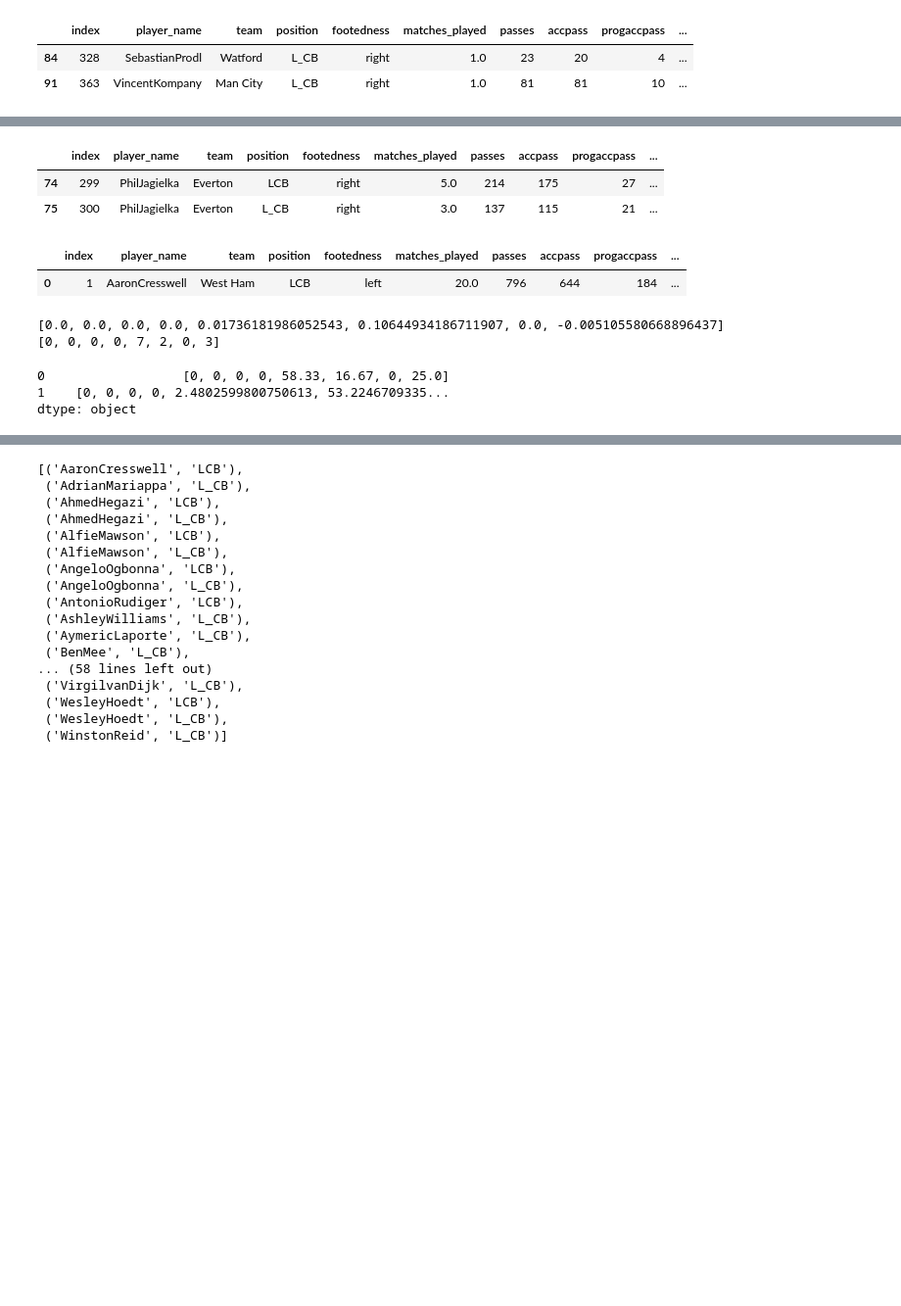
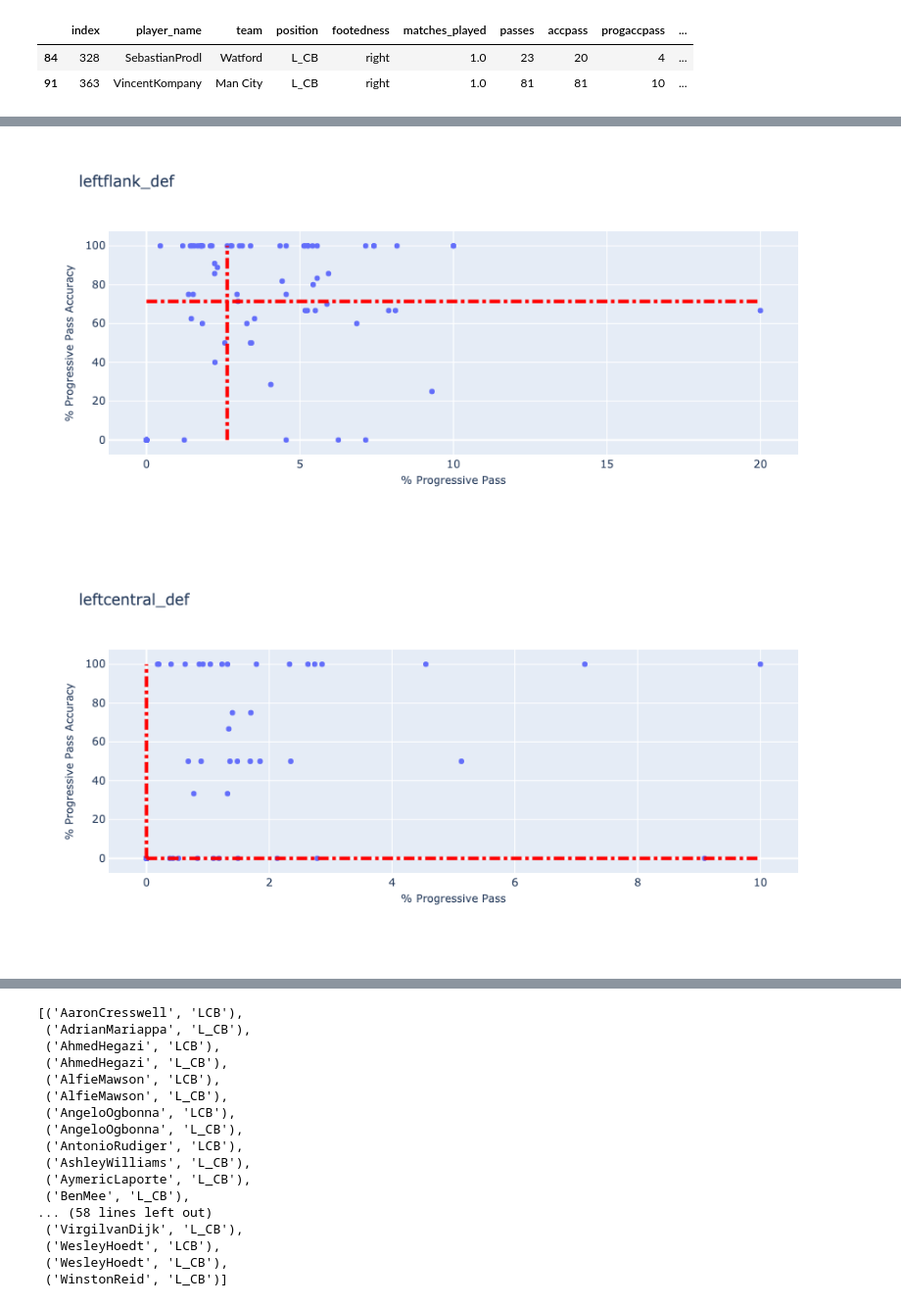
Before and after one commit to grovershreyf9t/FootballPlayerFootedness, a Jupyter notebook: code/footedness - defender_wise_prog_vaep_regionwise.ipynb, the cells around one changed output, grey strips where cells are left out. Shown at 98% size. Drawn from its saved outputs; the diff is of its cells as text; code cells hidden in the pictures; blank space fills up the shorter version.

Commit message:
Updating the preference vs accuracy plots

```diff
--- a/code/footedness - defender_wise_prog_vaep_regionwise.ipynb
+++ b/code/footedness - defender_wise_prog_vaep_regionwise.ipynb
@@ -218,12 +219,12 @@ def get_prog_pass_region(x,y):
         len(x_rightcentral_attack), len(x_rightflank_attack)]
 # %%
 # Function to calculate progressive passes per region and vaep value per region
-# Note: vaep value is divided by the number of progresssive passes and scaled to 10000 to make the value significant
+# Note: vaep value is divided by the number of progresssive passes and scaled to 1000 to make the value significant
 def get_region_wise(locs,vaep):
     locs_start, locs_end = getstartend(locs)
     locs_x, locs_y = getxy(locs_end)
     vaep_region = get_vaep_region(locs_x,locs_y,vaep)
-    prog_region = get_prog_pass_region(locs_x,locs_y)
+    prog_region = get_pass_region(locs_x,locs_y)
     vaep_region_per_pass = list()
     print(vaep_region)
     print(prog_region)
@@ -244,3 +247,35 @@ def get_region_wise(locs,vaep):
 defender_attrs_lcb[['prog_acc_region_per_pass','vaep_acc_region_per_pass']] = defender_attrs_lcb.apply(lambda x: get_region_wise(x['progaccpassloc'],x['progaccpassvaep']), axis = 1)
 # %%
 defender_attrs_lcb[['prog_inacc_region_per_pass','vaep_inacc_region_per_pass']] = defender_attrs_lcb.apply(lambda x: get_region_wise(x['proginaccpassloc'],x['proginaccpassvaep']), axis = 1)
+# %%
+# Function to get preference (i.e. what percentage of progressive passes does the player make in each region) and
+# accuracy (i.e. what is the accuracy of making progressive passes in each region)
+def get_preference_accuracy(progaccpassloc,proginaccpassloc):
+    progpasses = list(progaccpassloc) + list(proginaccpassloc)
+    progpasses_start, progpasses_end = getstartend(progpasses)
+    progaccpass_start, progaccpass_end = getstartend(progaccpassloc)
+#     proginaccpass_start, proginaccpass_end = getstartend(proginaccpassloc)
+    prog_locs_x, prog_locs_y = getxy(progpasses_end)
+    progaccpass_locs_x, progaccpass_locs_y = getxy(progaccpass_end)
+#     proginaccpass_locs_x, proginaccpass_locs_y = getxy(proginaccpass_end)
+    prog_region = get_pass_region(prog_locs_x,prog_locs_y)
+    progacc_pass_region = get_pass_region(progaccpass_locs_x,progaccpass_locs_y)
+    proginacc_pass_region = [prog_region[i] - progacc_pass_region[i] for i in range(8)]
+    progpreference_per_region = list()
+    progaccuracy_per_region = list()
+    if prog_region!=[]:
+        for i in range(8):
+            if prog_region[i]!=0:
+                progpreference_per_region.append(np.round((prog_region[i]/len(prog_locs_x))*100,2))
+                progaccuracy_per_region.append(np.round((progacc_pass_region[i]/prog_region[i])*100,2))
+            else:
+                progpreference_per_region.append(np.round((prog_region[i]/len(prog_locs_x))*100,2))
+                progaccuracy_per_region.append(0)
+    else:
+        progpreference_per_region = list()
+        progaccuracy_per_region = list()
+    return pd.Series([progpreference_per_region,progaccuracy_per_region])
+# %%
+defender_attrs_lcb[['progpreference_per_region','progaccuracy_per_region']] = defender_attrs_lcb.apply(lambda x: get_preference_accuracy(x['progaccpassloc'],x['proginaccpassloc']),axis = 1)
+# %%
+defender_attrs_lcb_plot_prefacc = defender_attrs_lcb.loc[(defender_attrs_lcb['progaccpass'] + defender_attrs_lcb['proginaccpass'])>=10]
@@ -246,0 +341,5 @@ defender_attrs_lcb[['prog_inacc_region_per_pass','vaep_inacc_region_per_pass']]
+# %%
+plot_preference_accuracy_region(defender_attrs_lcb_plot_prefacc)
+# %% [output]
+[figure, added]
+[figure, added]
@@ -247,22 +352,9 @@ defender_attrs_lcb[['prog_inacc_region_per_pass','vaep_inacc_region_per_pass']]
 # %%
-defender_attrs_lcb.loc[defender_attrs_lcb['player_name'].str.contains('PhilJag')]
+# defender_attrs_lcb.loc[defender_attrs_lcb['player_name'].str.contains('Musta')]
-# %% [output]
-|  | index | player_name | team | position | footedness | matches_played | passes | accpass | progaccpass | ... |
-| 74 | 299 | PhilJagielka | Everton | LCB | right | 5.0 | 214 | 175 | 27 | ... |
-| 75 | 300 | PhilJagielka | Everton | L_CB | right | 3.0 | 137 | 115 | 21 | ... |
 # %%
-defender_attrs_lcb.loc[defender_attrs_lcb['player_name'].str.contains('Aaron')]
+# defender_attrs_lcb.loc[defender_attrs_lcb['player_name'].str.contains('Aaron')]
-# %% [output]
-|  | index | player_name | team | position | footedness | matches_played | passes | accpass | progaccpass | ... |
-| 0 | 1 | AaronCresswell | West Ham | LCB | left | 20.0 | 796 | 644 | 184 | ... |
 # %%
-get_region_wise(defender_attrs_lcb['proginaccpassloc'][75],defender_attrs_lcb['proginaccpassvaep'][75])
+# get_region_wise(defender_attrs_lcb['proginaccpassloc'][75],defender_attrs_lcb['proginaccpassvaep'][75])
-# %% [output]
-[0.0, 0.0, 0.0, 0.0, 0.01736181986052543, 0.10644934186711907, 0.0, -0.005105580668896437]
-[0, 0, 0, 0, 7, 2, 0, 3]
-0                  [0, 0, 0, 0, 58.33, 16.67, 0, 25.0]
-1    [0, 0, 0, 0, 2.4802599800750613, 53.2246709335...
-dtype: object
 # %%
 # Saving the region wise pass and vaep dataframe
 defender_attrs_lcb.to_pickle('../data/defender_clusters/defender_attrs_lcb_region_wise.pkl')
```
Also changed, not shown: parts of 13 cells of this notebook, 2 other files.
